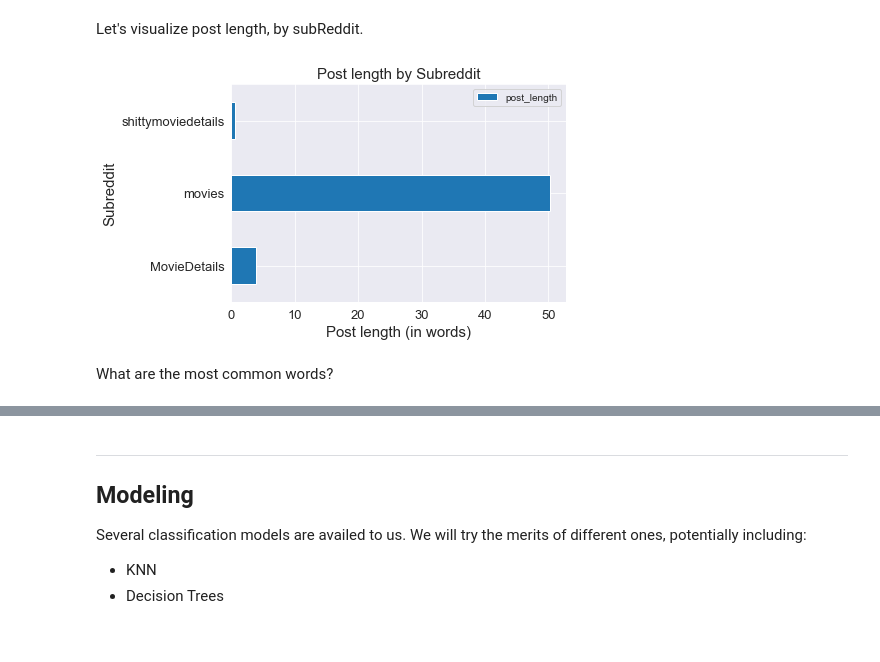
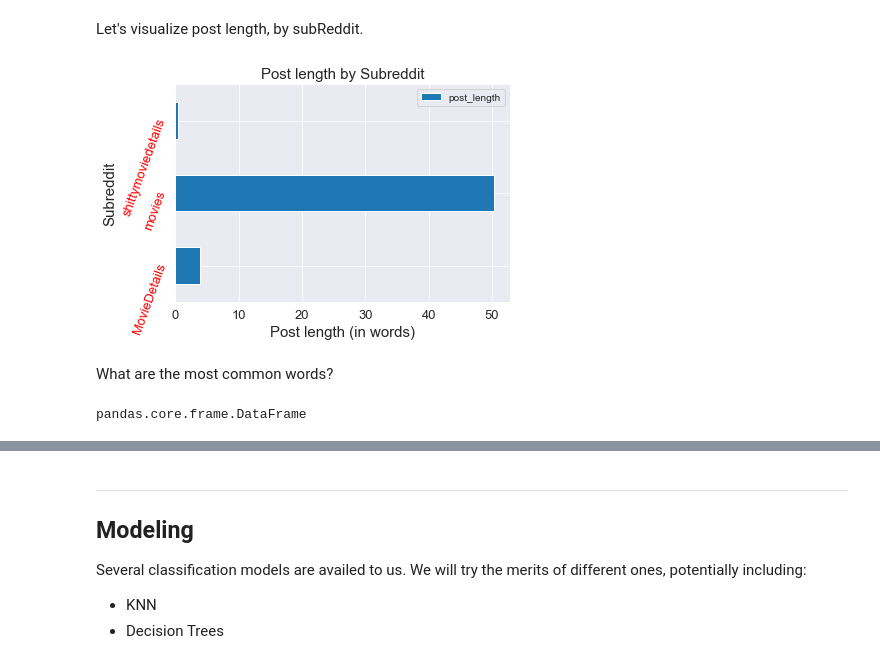
Before and after one commit to cotica/reddit_classifier, a Jupyter notebook: code/Project-3-Scraping-Subreddits-EDA.ipynb, the cells around one changed output, grey strips where cells are left out. Saved outputs shown, nothing was run; the diff lists cells and outputs as text; code cells hidden in the pictures.

```diff
--- a/code/Project-3-Scraping-Subreddits-EDA.ipynb
+++ b/code/Project-3-Scraping-Subreddits-EDA.ipynb
@@ -523,14 +524,14 @@ Let's visualize post length, by subReddit.
 # %%
 #inspiration from Gwen's NLP lab review
 
 df.groupby('subreddit')[['post_length']].mean().plot(kind='barh');
 plt.xticks(size=13);
-plt.yticks(size=13);
+plt.yticks(size=13, rotation = 70, color = 'red'); #rotation added in order to fit labels
 plt.ylabel('Subreddit', size=15)
 plt.xlabel('Post length (in words)', size=15);
 plt.title('Post length by Subreddit', size=15);
 plt.savefig('../images/post_length.png')
 # %% [output]
-[figure, old version]
+[figure, new version]
 # %% [markdown]
 What are the most common words?
@@ -538,0 +538,4 @@ What are the most common words?
+# %%
+type(counts)
+# %% [output]
+pandas.core.frame.DataFrame
```
Also changed, not shown: parts of 7 cells of this notebook, 2 other files.
